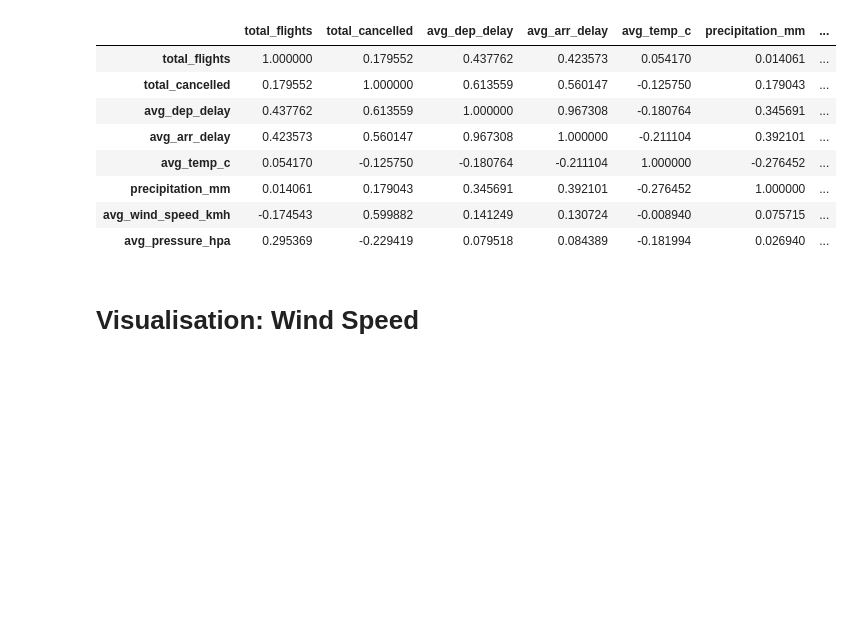
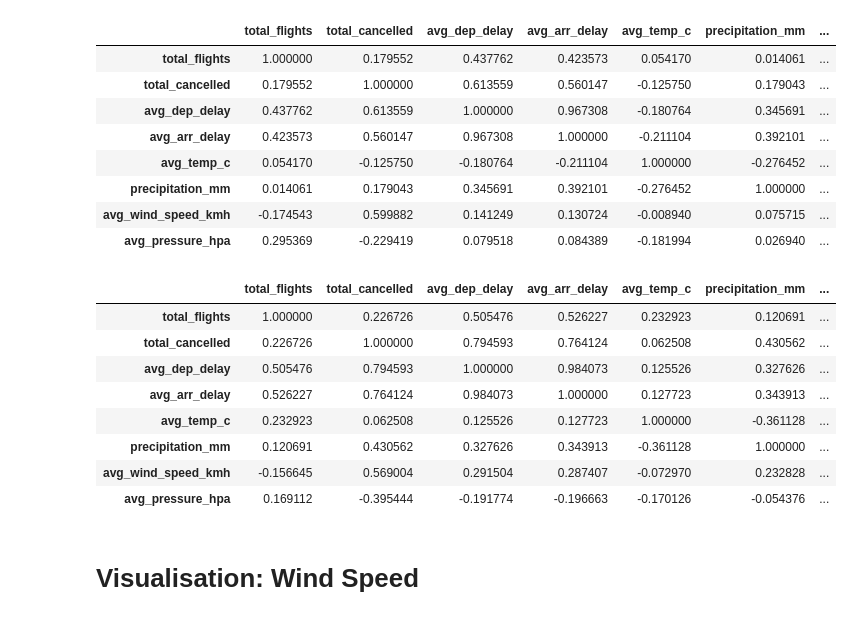
Before and after one commit to Kellyphilo/Hurricane_Debby_Flight_Disruptions, a Jupyter notebook: data_EDA.ipynb, the cells around one changed output. Drawn from its saved outputs; the diff is of its cells as text; code cells hidden in the pictures; blank space fills up the shorter version.

```diff
--- a/data_EDA.ipynb
+++ b/data_EDA.ipynb
@@ -207,6 +207,20 @@ flights_MCO_dep[['total_flights', 'total_cancelled', 'avg_dep_delay',
 | precipitation_mm | 0.014061 | 0.179043 | 0.345691 | 0.392101 | -0.276452 | 1.000000 | ... |
 | avg_wind_speed_kmh | -0.174543 | 0.599882 | 0.141249 | 0.130724 | -0.008940 | 0.075715 | ... |
 | avg_pressure_hpa | 0.295369 | -0.229419 | 0.079518 | 0.084389 | -0.181994 | 0.026940 | ... |
+# %%
+flights_information_debby[['total_flights', 'total_cancelled', 'avg_dep_delay',
+       'avg_arr_delay', 'avg_temp_c', 'precipitation_mm', 'avg_wind_speed_kmh',
+       'avg_pressure_hpa']].corr()
+# %% [output]
+|  | total_flights | total_cancelled | avg_dep_delay | avg_arr_delay | avg_temp_c | precipitation_mm | ... |
+| total_flights | 1.000000 | 0.226726 | 0.505476 | 0.526227 | 0.232923 | 0.120691 | ... |
+| total_cancelled | 0.226726 | 1.000000 | 0.794593 | 0.764124 | 0.062508 | 0.430562 | ... |
+| avg_dep_delay | 0.505476 | 0.794593 | 1.000000 | 0.984073 | 0.125526 | 0.327626 | ... |
+| avg_arr_delay | 0.526227 | 0.764124 | 0.984073 | 1.000000 | 0.127723 | 0.343913 | ... |
+| avg_temp_c | 0.232923 | 0.062508 | 0.125526 | 0.127723 | 1.000000 | -0.361128 | ... |
+| precipitation_mm | 0.120691 | 0.430562 | 0.327626 | 0.343913 | -0.361128 | 1.000000 | ... |
+| avg_wind_speed_kmh | -0.156645 | 0.569004 | 0.291504 | 0.287407 | -0.072970 | 0.232828 | ... |
+| avg_pressure_hpa | 0.169112 | -0.395444 | -0.191774 | -0.196663 | -0.170126 | -0.054376 | ... |
 # %% [markdown]
 # Visualisation: Wind Speed #
 # %% [markdown]
```
